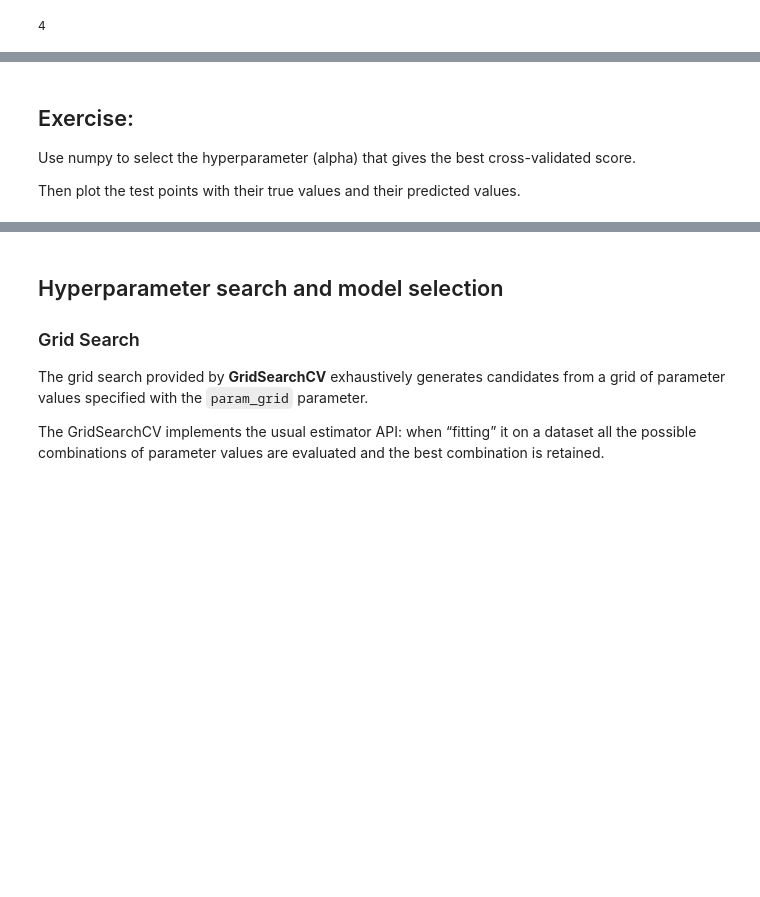
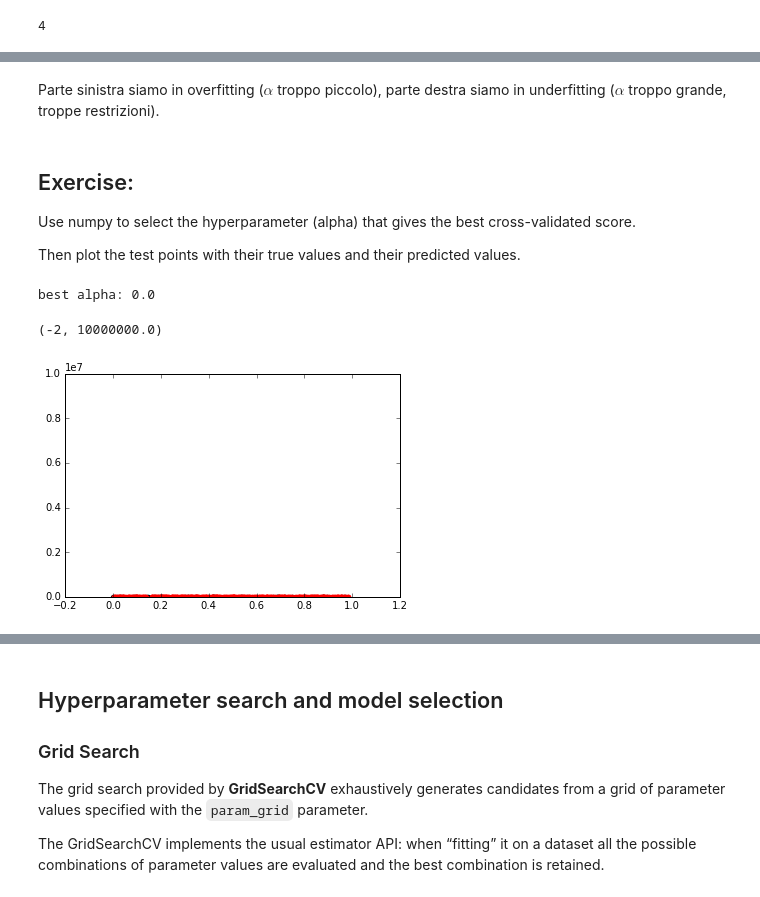
Before and after one commit to giacodp/temp, a Jupyter notebook: corsobd/datascience/ML1-Intro.ipynb, the cells around one changed output, grey strips where cells are left out. Cells and saved outputs as stored; diff of their text form; code cells hidden in the pictures; blank space fills up the shorter version.

```diff
--- a/corsobd/datascience/ML1-Intro.ipynb
+++ b/corsobd/datascience/ML1-Intro.ipynb
@@ -776,3 +768,5 @@ plt.ylim(np.min(test_scores), 1.);
+# %% [markdown]
+Parte sinistra siamo in overfitting ($\alpha$ troppo piccolo), parte destra siamo in underfitting ($\alpha$ troppo grande, troppe restrizioni).
 # %% [markdown]
 ## Exercise:
 
@@ -783,0 +776,16 @@ Then plot the test points with their true values and their predicted values.
+# %%
+alpha = 0.0 #alphas[np.argmax(test_scores)]
+print "best alpha:", alpha
+model = RegularizedPolynomialRegression(degree, alpha=alpha).fit(X_train,y_train)
+
+X_test, y_test = make_data(400, error=1.0, random_seed=2)
+y_pred = model.predict(X_test)
+
+plt.scatter(X_train.ravel(), y_train)
+plt.scatter(X_test.ravel(), y_pred, color='r')
+r2(model.predict(X_test), y_test)
+#plt.ylim(-2,1e7)
+# %% [output]
+best alpha: 0.0
+(-2, 10000000.0)
+[figure, added]
```
Also changed, not shown: parts of 10 cells of this notebook, 1 other file.
